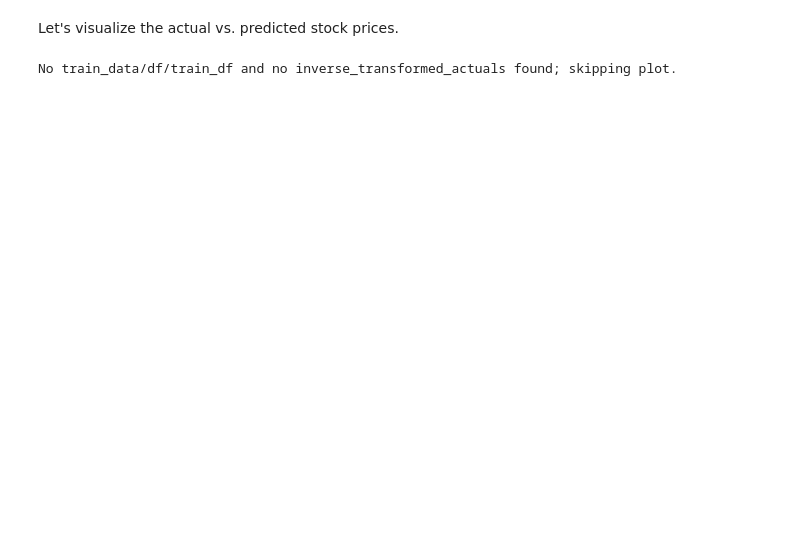
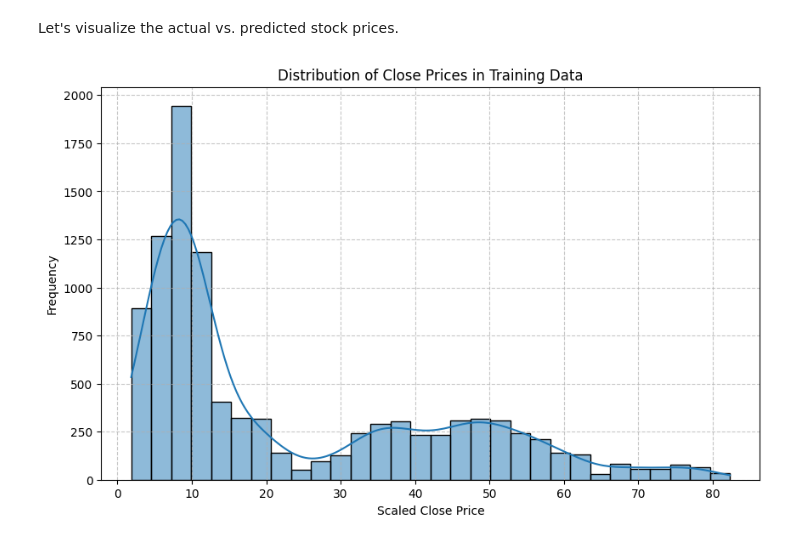
Before and after one commit to olympiomeless/DI_BootCamp_TTA, a Jupyter notebook: Week5/Day4/DailyChallenge/Daily.ipynb, the cells around one changed output. Cells and saved outputs as stored; diff of their text form; code cells hidden in the pictures; blank space fills up the shorter version.

```diff
--- a/Week5/Day4/DailyChallenge/Daily.ipynb
+++ b/Week5/Day4/DailyChallenge/Daily.ipynb
@@ -68,33 +411,43 @@ R^2: cannot compute because actual or predicted arrays are not available in the
 # %% [markdown]
 Let's visualize the actual vs. predicted stock prices.
 # %%
+import matplotlib.pyplot as plt
+import seaborn as sns
+
 # Use an available DataFrame (train_data, df, or train_df) or fall back to inverse_transformed_actuals
-data = globals().get('train_data') or globals().get('df') or globals().get('train_df')
+data = None
+if 'train_data' in globals() and not globals()['train_data'].empty:
+    data = globals()['train_data']
+elif 'df' in globals() and not globals()['df'].empty:
+    data = globals()['df']
+elif 'train_df' in globals() and not globals()['train_df'].empty:
+    data = globals()['train_df']
+
 series = None
 xlabel = 'Scaled Close Price'
 
 if data is not None:
-	if 'Close' in getattr(data, 'columns', []):
-		series = data['Close']
-	else:
-		print("Found data but no 'Close' column; cannot plot.")
+    if 'Close' in getattr(data, 'columns', []):
+        series = data['Close']
+    else:
+        print("Found data but no 'Close' column; cannot plot.")
 else:
-	if 'inverse_transformed_actuals' in globals():
-		series = globals()['inverse_transformed_actuals']
-		xlabel = 'Inverse-transformed Actual Prices'
-	else:
-		print("No train_data/df/train_df and no inverse_transformed_actuals found; skipping plot.")
+    if 'inverse_transformed_actuals' in globals():
+        series = globals()['inverse_transformed_actuals']
+        xlabel = 'Inverse-transformed Actual Prices'
+    else:
+        print("No train_data/df/train_df and no inverse_transformed_actuals found; skipping plot.")
 
 if series is not None:
-	plt.figure(figsize=(10, 6))
-	sns.histplot(series, kde=True, bins=30)
-	plt.title('Distribution of Close Prices in Training Data')
-	plt.xlabel(xlabel)
-	plt.ylabel('Frequency')
-	plt.grid(True, linestyle='--', alpha=0.7)
-	plt.show()
+    plt.figure(figsize=(10, 6))
+    sns.histplot(series, kde=True, bins=30)
+    plt.title('Distribution of Close Prices in Training Data')
+    plt.xlabel(xlabel)
+    plt.ylabel('Frequency')
+    plt.grid(True, linestyle='--', alpha=0.7)
+    plt.show()
 # %% [output]
-No train_data/df/train_df and no inverse_transformed_actuals found; skipping plot.
+[figure, added]
 # %%
 import matplotlib.pyplot as plt
 
```
Also changed, not shown: parts of 20 cells of this notebook.
